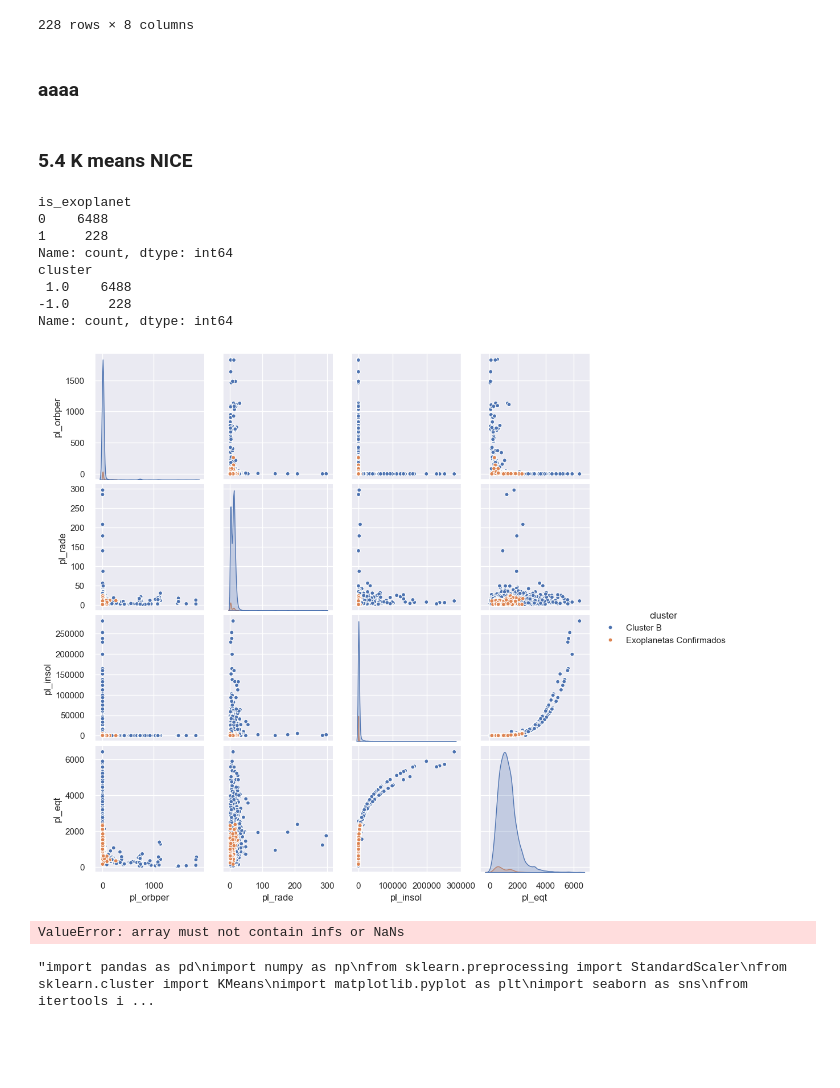
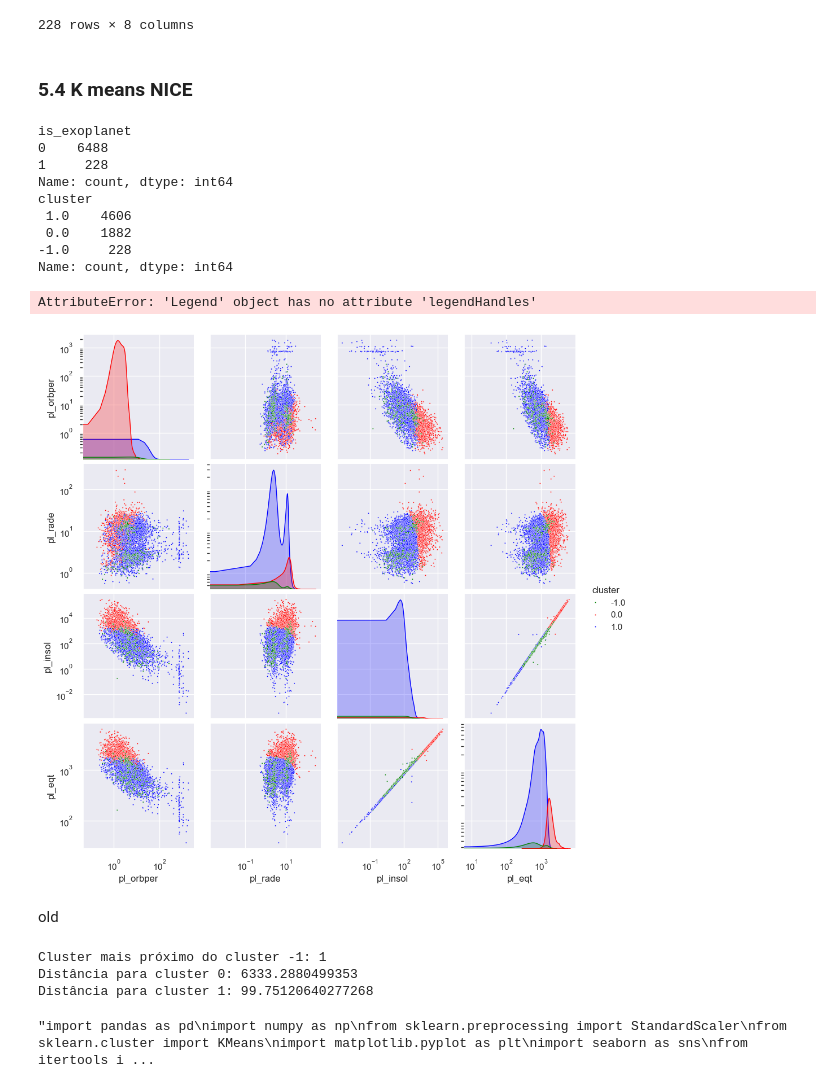
Before and after one commit to albertoseleto/exoplanets-classifier, a Jupyter notebook: thesis.ipynb, the cells around one changed output. Saved outputs shown, nothing was run; the diff lists cells and outputs as text; code cells hidden in the pictures; blank space fills up the shorter version.

Commit message:
feat: change in a few plots

```diff
--- a/thesis.ipynb
+++ b/thesis.ipynb
@@ -779,15 +778,13 @@ df_tess_confirmed
 | 558 | 1.407941 | 10.400 | 0.18 | 163.0 | 4710.0 | 7.92 | 0.01 | Published Confirmed |
 | 559 | 0.573474 | 1.240 | 233.90 | 996.0 | 3542.0 | 4.87 | 0.41 | Published Confirmed |
 228 rows × 8 columns
-# %% [markdown]
-### aaaa
 # %% [markdown]
 ### 5.4 K means NICE
 # %%
 import pandas as pd
 import numpy as np
 from sklearn.preprocessing import StandardScaler
-from sklearn.neighbors import KNeighborsClassifier
+from sklearn.cluster import KMeans
 import matplotlib.pyplot as plt
 import seaborn as sns
 from itertools import combinations
@@ -814,51 +811,66 @@ print(df_combined['is_exoplanet'].value_counts())
 scaler = StandardScaler()
 X_scaled = scaler.fit_transform(df_combined[columns_to_use])
 
-# Aplicar KNN
-knn_model = KNeighborsClassifier()
-knn_model.fit(X_scaled[df_combined['soltype'].notna()], df_combined['is_exoplanet'][df_combined['soltype'].notna()])
-
-# Fazer previsões nos dados sem rótulos
-df_combined.loc[df_combined['soltype'].isna(), 'cluster'] = knn_model.predict(X_scaled[df_combined['soltype'].isna()])
+# Aplicar K-Means clustering apenas nas linhas que têm soltype como NaN (dados de df_tess_ml)
+kmeans = KMeans(n_clusters=2, random_state=42)
+df_combined.loc[df_combined['soltype'].isna(), 'cluster'] = kmeans.fit_predict(X_scaled[df_combined['soltype'].isna()])
 
 # Adicionar os clusters ao df_tess_ml e df_tess_confirmed
 df_tess_ml['cluster'] = df_combined.loc[df_combined['soltype'].isna(), 'cluster'].values
 df_tess_confirmed2['cluster'] = -1  # Usar um valor distinto para os confirmados
 
 # Concatenar novamente para visualização
 df_visualization = pd.concat([df_tess_ml, df_tess_confirmed2], ignore_index=True)
 
 # Garantir que a coluna 'is_exoplanet' esteja presente no DataFrame de visualização
 df_visualization['is_exoplanet'] = df_combined['is_exoplanet']
 print(df_visualization['cluster'].value_counts())
 
-# Renomear os valores da coluna 'cluster' para a legenda
-df_visualization['cluster'] = df_visualization['cluster'].map({-1: 'Exoplanetas Confirmados', 0: 'Cluster A', 1: 'Cluster B'})
-
 # Configurar os marcadores para os clusters
-markers = { 'Exoplanetas Confirmados': '.', 'Cluster A': '.', 'Cluster B': '.' }
+markers = { -1: '.', 0: '.', 1: '.' }
 
 # Criar um pairplot para mostrar todos os gráficos juntos
-sns.pairplot(
+g = sns.pairplot(
     df_visualization,
     vars=columns_to_use,
     hue='cluster',
-    palette='deep',
+    palette={-1: 'green', 0: 'red', 1: 'blue'},
     markers=[markers[cluster] for cluster in df_visualization['cluster'].unique()],
-    plot_kws={'s': 100}
+    plot_kws={'s': 10}
 )
 
+# Alterar a escala dos eixos para log
+for ax in g.axes.flatten():
+    ax.set_xscale('log')
+    ax.set_yscale('log')
+
+# Updating the legend labels for the pairplot
+new_labels = {-1.0: 'Confirmed', 0.0: 'Cluster A', 1.0: 'Cluster B'}
+
+# Retrieve current legend handles and labels
+handles, labels = g._legend.legendHandles, [new_labels[float(label.get_text())] for label in g._legend.texts]
+
+# Remove the old legend
+g._legend.remove()
+
+# Add a new legend with updated labels
+plt.legend(handles, labels, loc='best')
+
 plt.show()
 # %% [output]
 is_exoplanet
 0    6488
 1     228
 Name: count, dtype: int64
 cluster
- 1.0    6488
+ 1.0    4606
+ 0.0    1882
 -1.0     228
 Name: count, dtype: int64
+AttributeError: 'Legend' object has no attribute 'legendHandles'
-[figure, old version]
+[figure, new version]
+# %% [markdown]
+old
 # %%
 from scipy.spatial.distance import euclidean
 
@@ -878,7 +890,9 @@ print(f"Cluster mais próximo do cluster -1: {closest_cluster}")
 print(f"Distância para cluster 0: {distance_to_cluster_0}")
 print(f"Distância para cluster 1: {distance_to_cluster_1}")
 # %% [output]
-ValueError: array must not contain infs or NaNs
+Cluster mais próximo do cluster -1: 1
+Distância para cluster 0: 6333.2880499353
+Distância para cluster 1: 99.75120640277268
 # %%
 '''import pandas as pd
 import numpy as np
```
Also changed, not shown: parts of 4 cells of this notebook.
